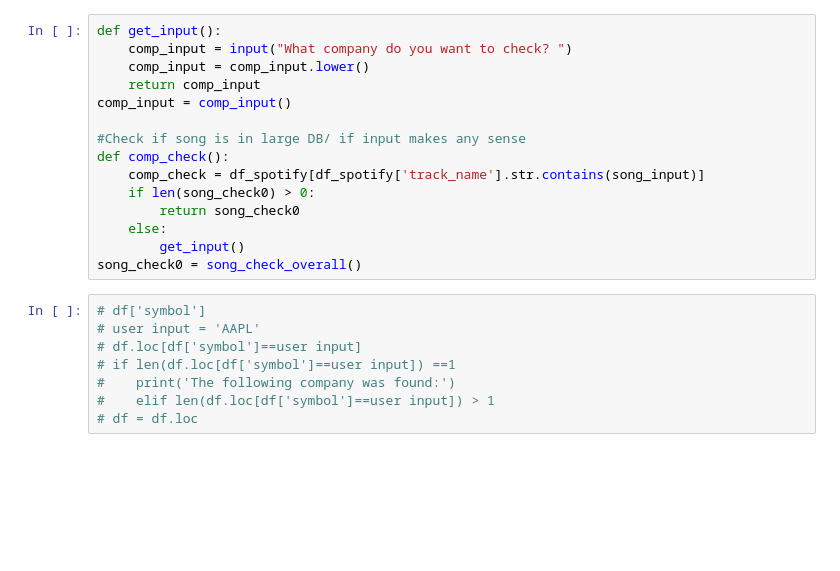
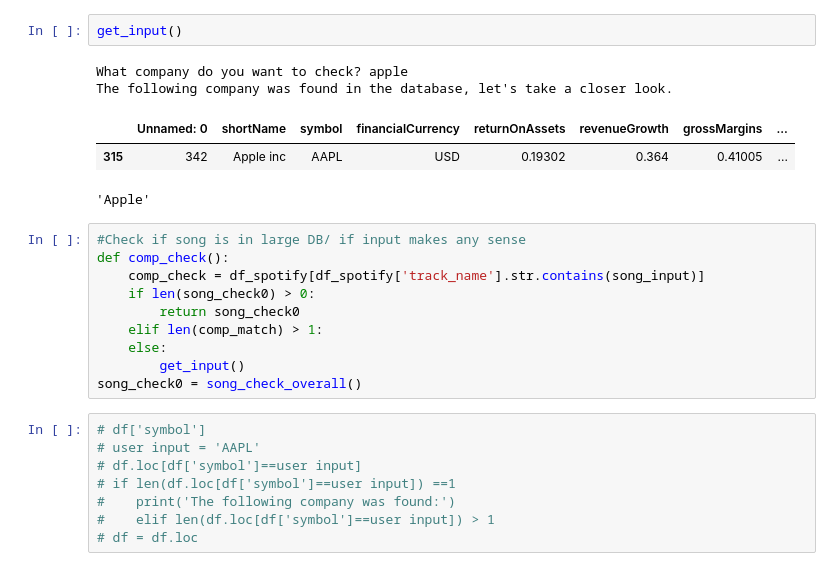
Before and after one commit to DarkSlideRider/IronHack_Final_Project, a Jupyter notebook: Get_user_input.ipynb, the cells around one changed output. Saved outputs shown, nothing was run; the diff lists cells and outputs as text; blank space fills up the shorter version.

```diff
--- a/Get_user_input.ipynb
+++ b/Get_user_input.ipynb
@@ -58,15 +44,18 @@ df_spotify.rename(columns={df_spotify.columns[0]: "id"}, inplace=True)
+# %%
+get_input()
+# %% [output]
+What company do you want to check? apple
+The following company was found in the database, let's take a closer look.
+|  | Unnamed: 0 | shortName | symbol | financialCurrency | returnOnAssets | revenueGrowth | grossMargins | ... |
+| 315 | 342 | Apple inc | AAPL | USD | 0.19302 | 0.364 | 0.41005 | ... |
+'Apple'
 # %%
-def get_input():
-    comp_input = input("What company do you want to check? ")
-    comp_input = comp_input.lower()
-    return comp_input
-comp_input = comp_input()
-
 #Check if song is in large DB/ if input makes any sense
 def comp_check():
     comp_check = df_spotify[df_spotify['track_name'].str.contains(song_input)]
     if len(song_check0) > 0:
         return song_check0
+    elif len(comp_match) > 1:
     else:
         get_input()
 song_check0 = song_check_overall()
```
Also changed, not shown: parts of 8 cells of this notebook, 4 other files.
